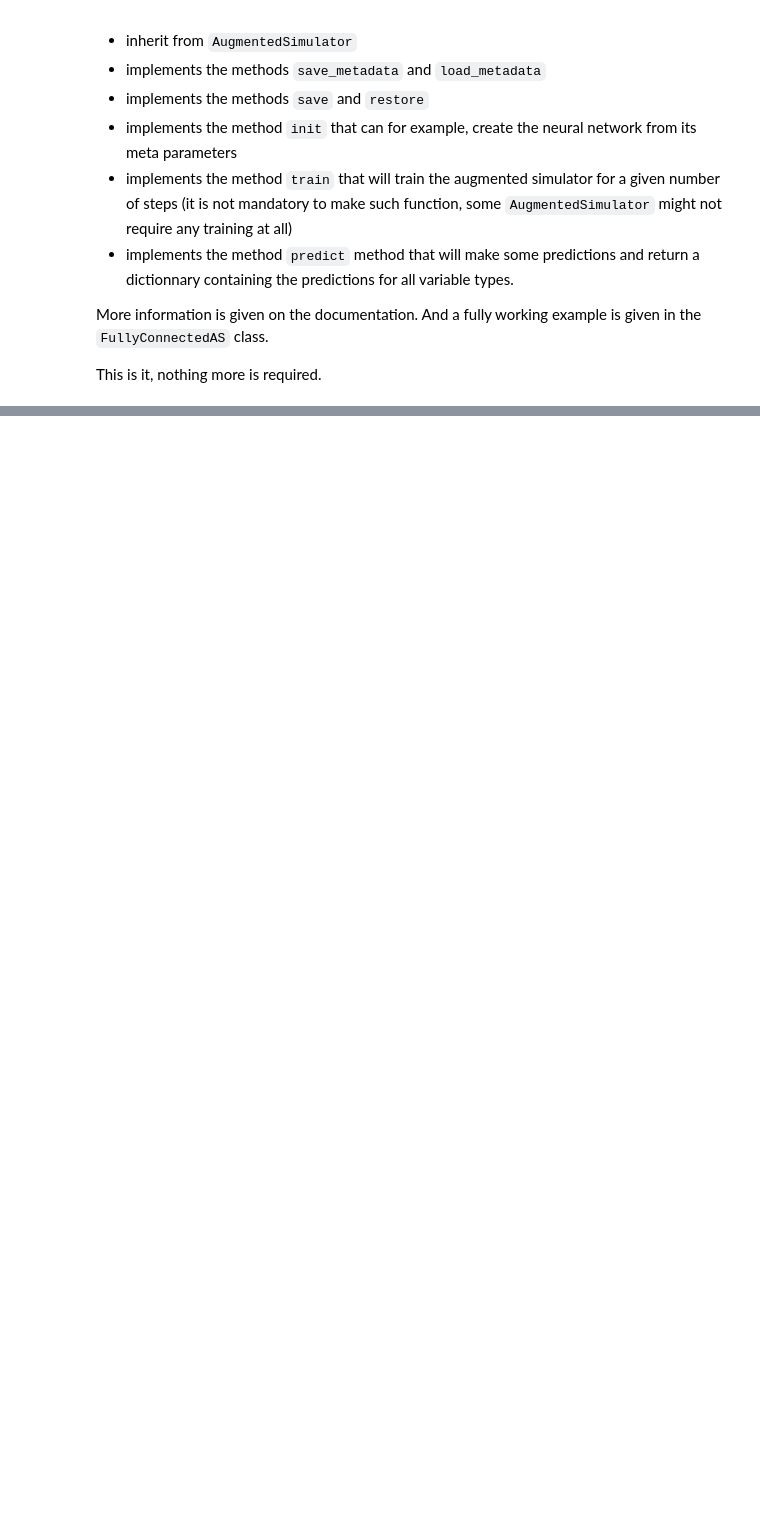
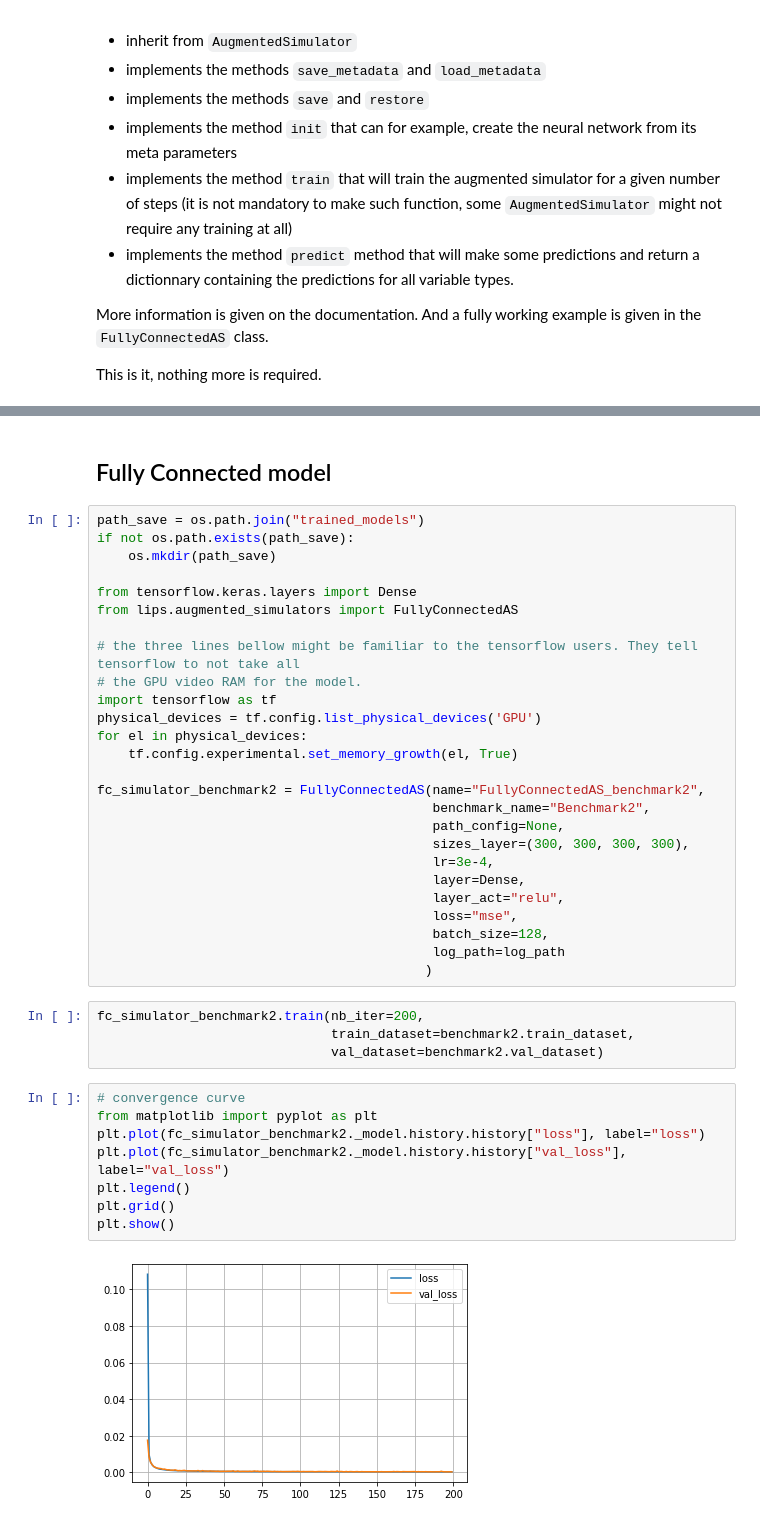
Before and after one commit to IRT-SystemX/LIPS, a Jupyter notebook: getting_started/03_TrainAnAugmentedSimulator.ipynb, the cells around one changed output, grey strips where cells are left out. Drawn from its saved outputs; the diff is of its cells as text; blank space fills up the shorter version.

```diff
--- a/getting_started/03_TrainAnAugmentedSimulator.ipynb
+++ b/getting_started/03_TrainAnAugmentedSimulator.ipynb
@@ -276,0 +301,42 @@ This is it, nothing more is required.
+# %% [markdown]
+## Fully Connected model
+# %%
+path_save = os.path.join("trained_models")
+if not os.path.exists(path_save):
+    os.mkdir(path_save)
+
+from tensorflow.keras.layers import Dense
+from lips.augmented_simulators import FullyConnectedAS
+
+# the three lines bellow might be familiar to the tensorflow users. They tell tensorflow to not take all
+# the GPU video RAM for the model.
+import tensorflow as tf
+physical_devices = tf.config.list_physical_devices('GPU')
+for el in physical_devices:
+    tf.config.experimental.set_memory_growth(el, True)
+
+fc_simulator_benchmark2 = FullyConnectedAS(name="FullyConnectedAS_benchmark2",
+                                           benchmark_name="Benchmark2",
+                                           path_config=None,
+                                           sizes_layer=(300, 300, 300, 300),
+                                           lr=3e-4,
+                                           layer=Dense,
+                                           layer_act="relu",
+                                           loss="mse",
+                                           batch_size=128,
+                                           log_path=log_path
+                                          )
+# %%
+fc_simulator_benchmark2.train(nb_iter=200,
+                              train_dataset=benchmark2.train_dataset,
+                              val_dataset=benchmark2.val_dataset)
+# %%
+# convergence curve
+from matplotlib import pyplot as plt
+plt.plot(fc_simulator_benchmark2._model.history.history["loss"], label="loss")
+plt.plot(fc_simulator_benchmark2._model.history.history["val_loss"], label="val_loss")
+plt.legend()
+plt.grid()
+plt.show()
+# %% [output]
+[figure, added]
```
Also changed, not shown: parts of 27 cells of this notebook, 2 other files.
